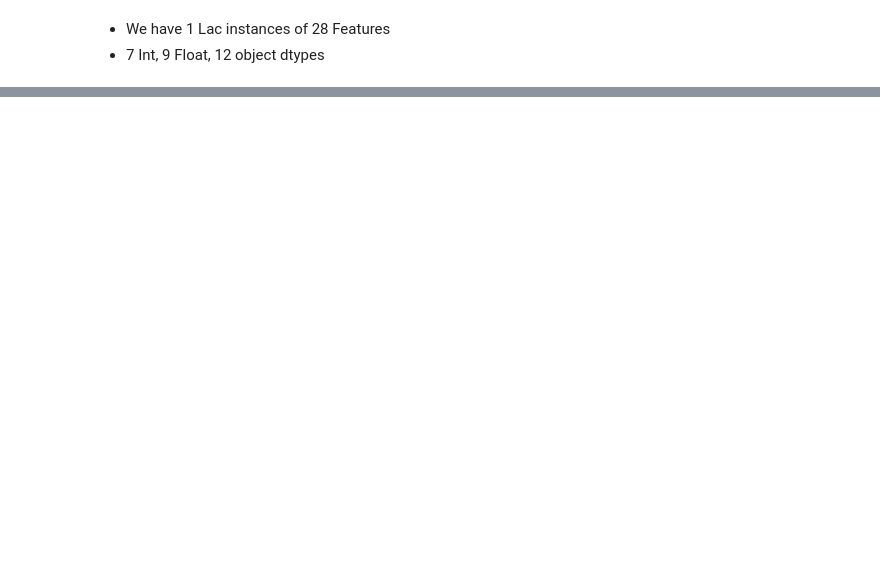
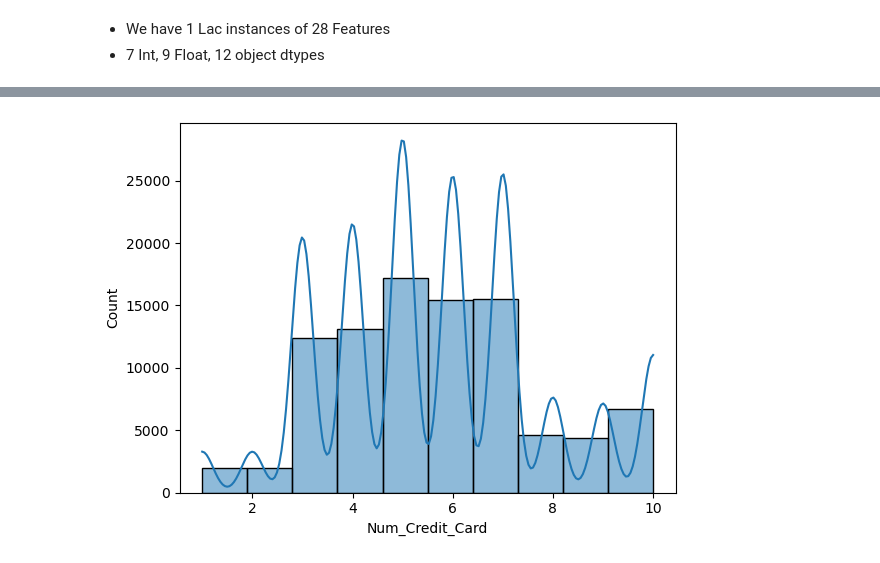
Before and after one commit to danisharain12/Credit-Score-Classification, a Jupyter notebook: Credit Score Classification.ipynb, the cells around one changed output, grey strips where cells are left out. Cells and saved outputs as stored; diff of their text form; code cells hidden in the pictures; blank space fills up the shorter version.

```diff
--- a/Credit Score Classification.ipynb
+++ b/Credit Score Classification.ipynb
@@ -167,0 +222,9 @@ Unique values: [312.49408868 284.6291625  331.20986285 ... 516.80908327 319.1649
+# %%
+df.loc[df['Num_Credit_Card'] > 10, 'Num_Credit_Card'] = 10
+
+df.loc[df['Num_Credit_Card'] < 1, 'Num_Credit_Card'] = 1
+# %%
+sns.histplot(data=df, x='Num_Credit_Card',bins=10, kde=True)
+plt.show()
+# %% [output]
+[figure, added]
```
Also changed, not shown: parts of 24 cells of this notebook.
